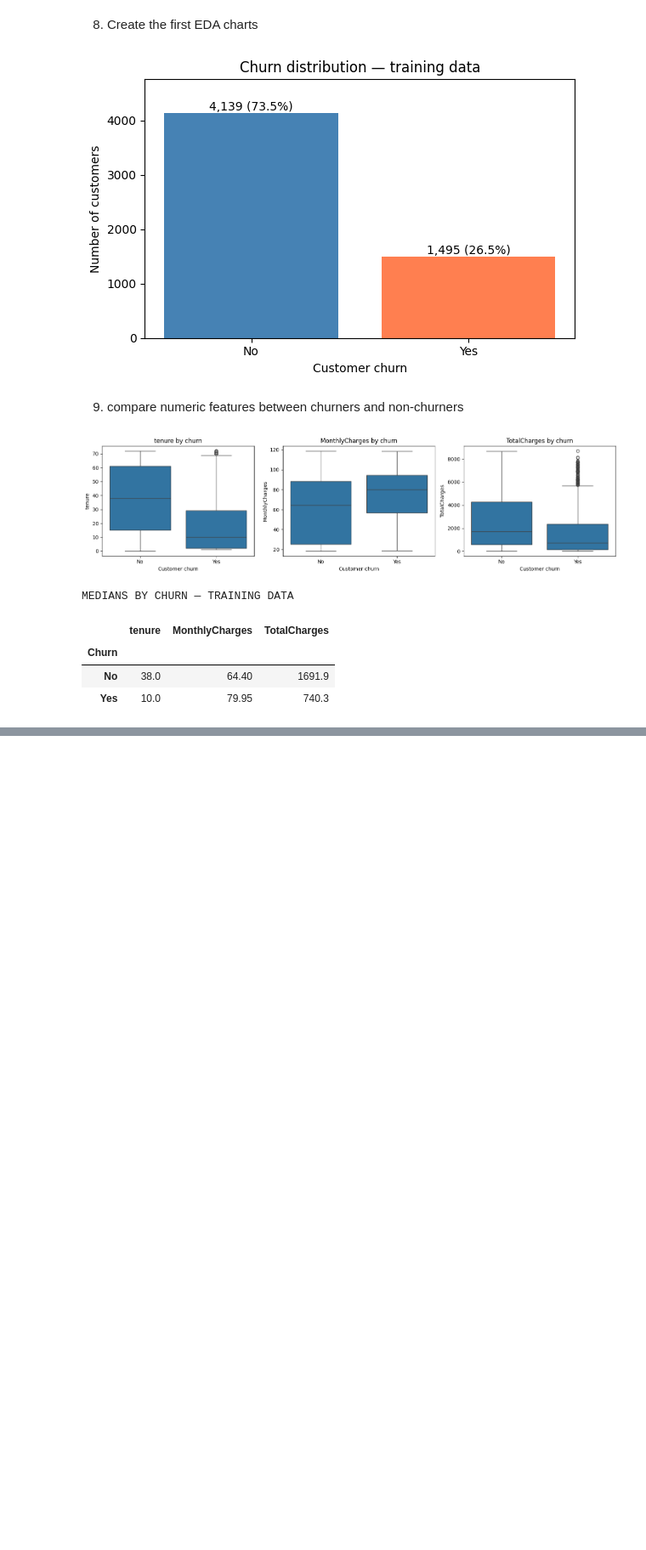
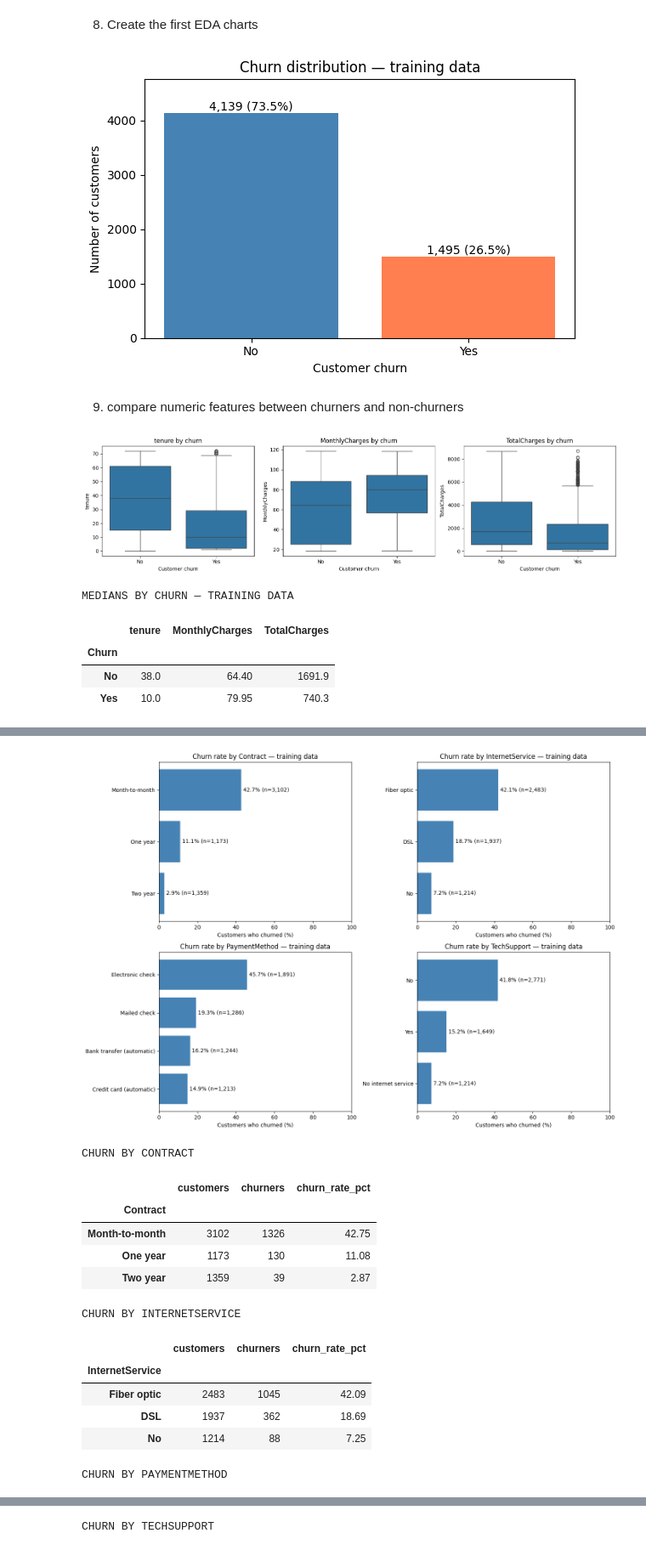
Before and after one commit to KCGSPerera/CM2604-Telco-Customer-Churn, a Jupyter notebook: CM2604_Telco_Customer_Churn.ipynb, the cells around one changed output, grey strips where cells are left out. Shown at 85% size. Drawn from its saved outputs; the diff is of its cells as text; code cells hidden in the pictures; blank space fills up the shorter version.

Commit message:
Add categorical churn-rate analysis and numeric correlation heatmap

```diff
--- a/CM2604_Telco_Customer_Churn.ipynb
+++ b/CM2604_Telco_Customer_Churn.ipynb
@@ -360,0 +372,76 @@ MEDIANS BY CHURN — TRAINING DATA
+# %%
+features_to_compare = [
+    "Contract",
+    "InternetService",
+    "PaymentMethod",
+    "TechSupport"
+]
+
+category_churn_tables = {}
+
+fig, axes = plt.subplots(2, 2, figsize=(14, 10))
+
+for ax, feature in zip(axes.flat, features_to_compare):
+
+    summary = (
+        train_eda.groupby(feature, observed=True)["Churn"]
+        .agg(
+            customers="size",
+            churners=lambda values: values.eq("Yes").sum()
+        )
+    )
+
+    summary["churn_rate_pct"] = (
+        summary["churners"] / summary["customers"] * 100
+    )
+
+    summary = summary.sort_values(
+        "churn_rate_pct", ascending=False
+    )
+
+    category_churn_tables[feature] = summary
+
+    bars = ax.barh(
+        summary.index.astype(str),
+        summary["churn_rate_pct"],
+        color="steelblue"
+    )
+
+    ax.invert_yaxis()
+    ax.set_xlim(0, 100)
+    ax.set_xlabel("Customers who churned (%)")
+    ax.set_title(f"Churn rate by {feature} — training data")
+
+    for bar, rate, count in zip(
+        bars,
+        summary["churn_rate_pct"],
+        summary["customers"]
+    ):
+        ax.text(
+            rate + 1,
+            bar.get_y() + bar.get_height() / 2,
+            f"{rate:.1f}% (n={count:,})",
+            va="center"
+        )
+
+plt.tight_layout()
+plt.show()
+
+for feature, summary in category_churn_tables.items():
+    print(f"\nCHURN BY {feature.upper()}")
+    display(summary.round(2))
+# %% [output]
+[figure, added]
+CHURN BY CONTRACT
+|  | customers | churners | churn_rate_pct |
+| Contract |  |  |  |
+| Month-to-month | 3102 | 1326 | 42.75 |
+| One year | 1173 | 130 | 11.08 |
+| Two year | 1359 | 39 | 2.87 |
+CHURN BY INTERNETSERVICE
+|  | customers | churners | churn_rate_pct |
+| InternetService |  |  |  |
+| Fiber optic | 2483 | 1045 | 42.09 |
+| DSL | 1937 | 362 | 18.69 |
+| No | 1214 | 88 | 7.25 |
+CHURN BY PAYMENTMETHOD
@@ -360,0 +454 @@ MEDIANS BY CHURN — TRAINING DATA
+CHURN BY TECHSUPPORT
```
Also changed, not shown: parts of 6 cells of this notebook.
